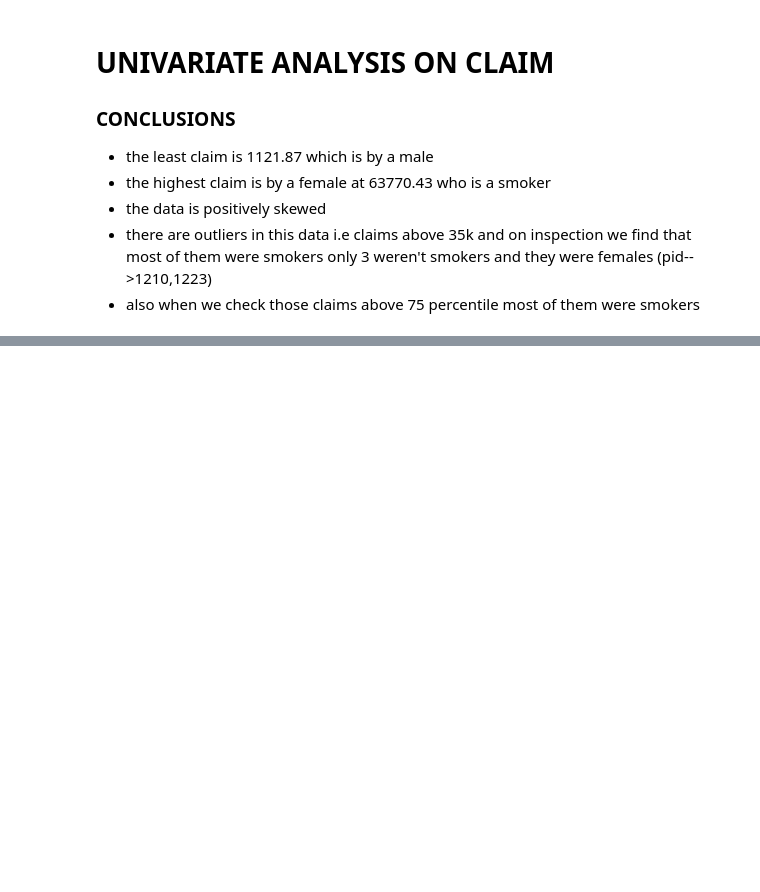
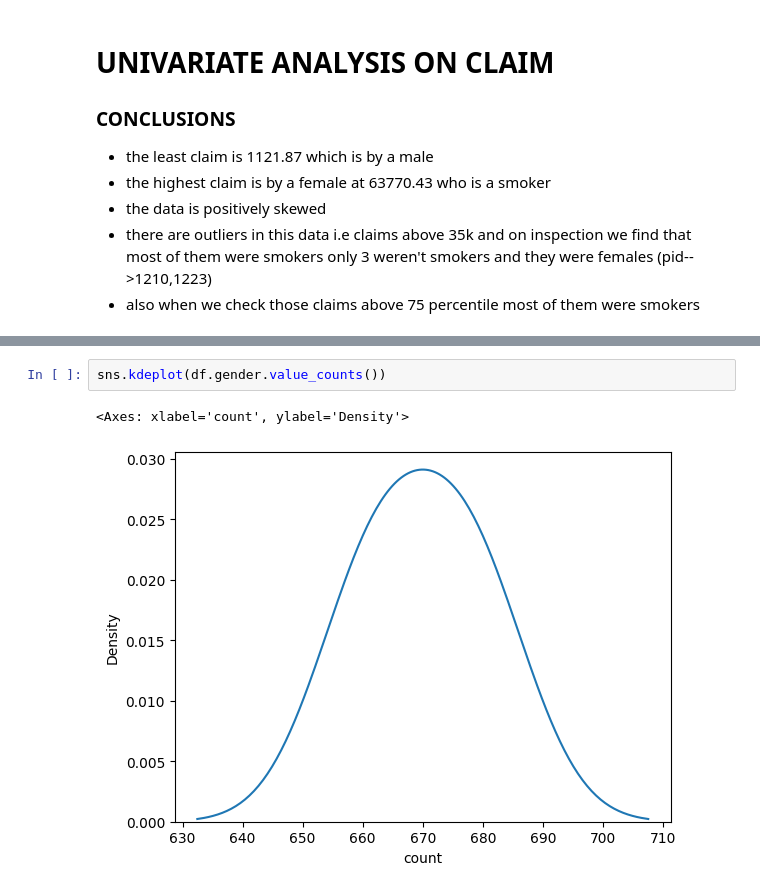
Before and after one commit to ronit-6464/INSURANCE-DATASET-EDA, a Jupyter notebook: EDA NOTEBOOK ON INSURANCE DATASET.ipynb, the cells around one changed output, grey strips where cells are left out. Cells and saved outputs as stored; diff of their text form; blank space fills up the shorter version.

```diff
--- a/EDA NOTEBOOK ON INSURANCE DATASET.ipynb
+++ b/EDA NOTEBOOK ON INSURANCE DATASET.ipynb
@@ -232,0 +181,5 @@ Name: count, dtype: int64
+# %%
+sns.kdeplot(df.gender.value_counts())
+# %% [output]
+<Axes: xlabel='count', ylabel='Density'>
+[figure, added]
```
Also changed, not shown: parts of 18 cells of this notebook.
